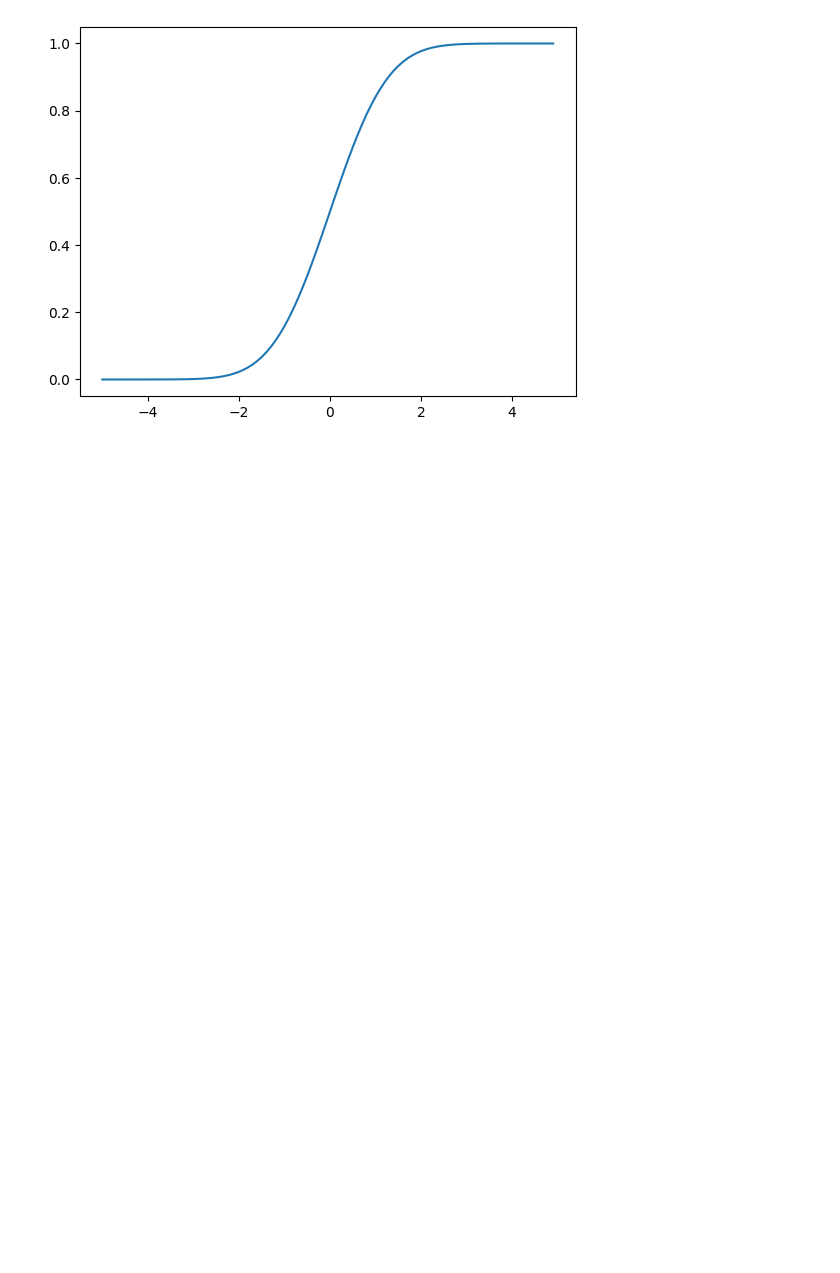
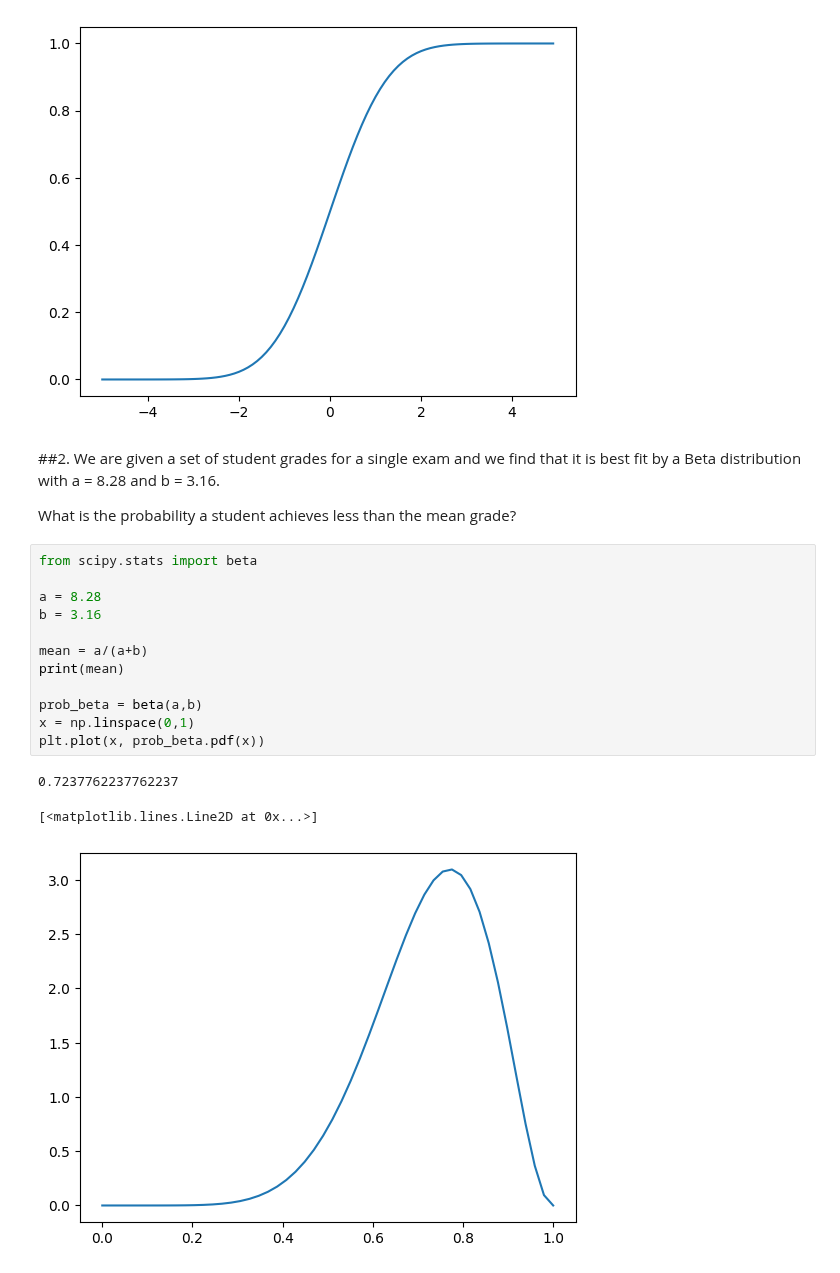
Before and after one commit to Clarke-Henshaw-Miles/extra, a Jupyter notebook: DATA SCIENCE/Chapter3.ipynb, the cells around one changed output. Cells and saved outputs as stored; diff of their text form; blank space fills up the shorter version.

```diff
--- a/DATA SCIENCE/Chapter3.ipynb
+++ b/DATA SCIENCE/Chapter3.ipynb
@@ -913,3 +925,24 @@ plt.plot(x, cdf)
 # %% [output]
 [<matplotlib.lines.Line2D at 0x...>]
 [figure]
+# %% [markdown]
+##2.
+We are given a set of student grades for a single exam and we find that it is best fit by a Beta distribution with a = 8.28 and b = 3.16.
+
+What is the probability a student achieves less than the mean grade?
+# %%
+from scipy.stats import beta
+
+a = 8.28
+b = 3.16
+
+mean = a/(a+b)
+print(mean)
+
+prob_beta = beta(a,b)
+x = np.linspace(0,1)
+plt.plot(x, prob_beta.pdf(x))
+# %% [output]
+0.7237762237762237
+[<matplotlib.lines.Line2D at 0x...>]
+[figure, added]
```
Also changed, not shown: parts of 3 cells of this notebook.
